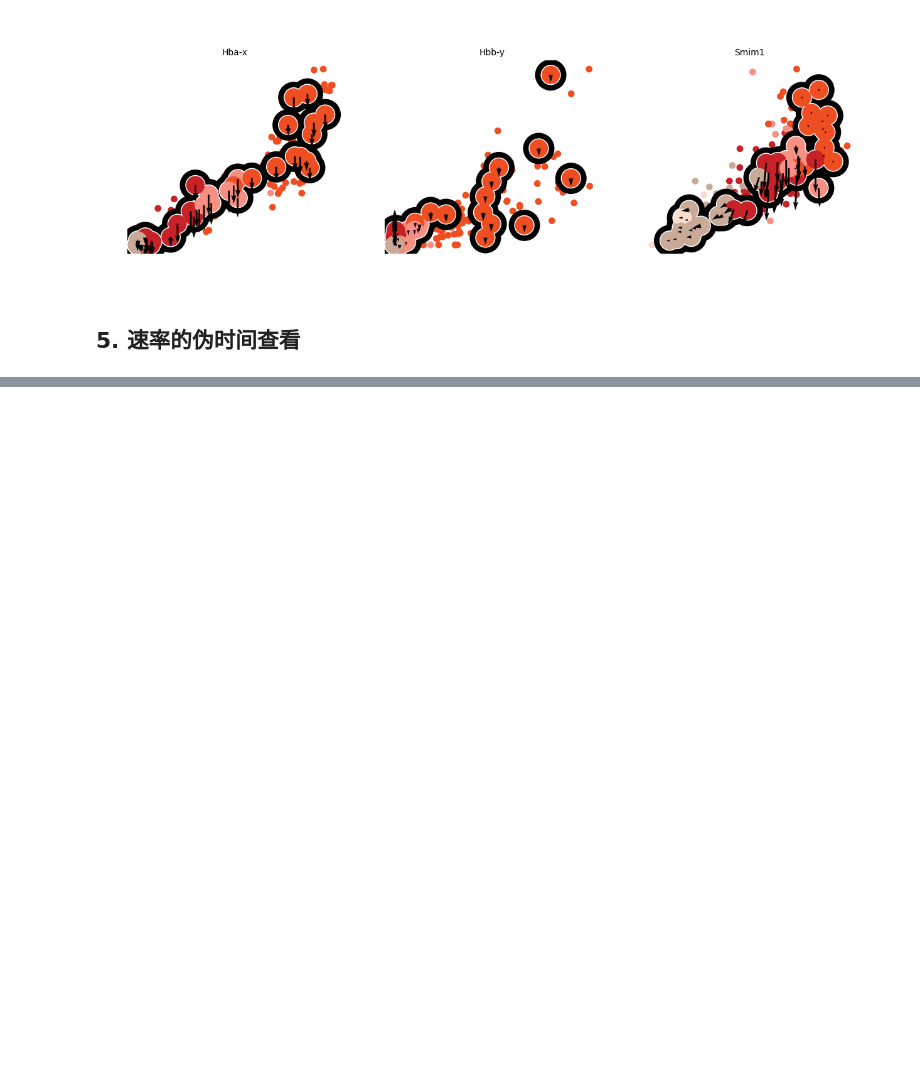
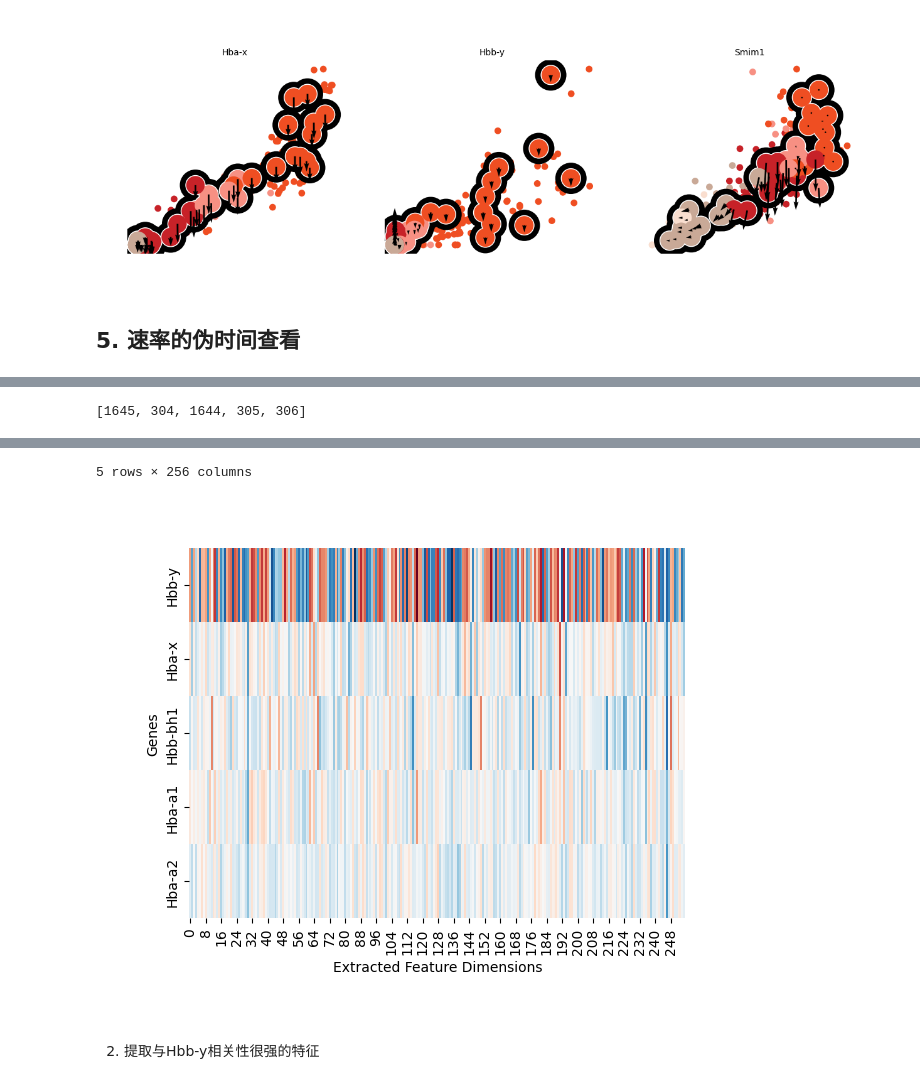
Before and after one commit to HuangDDU/velovgi_workstation, a Jupyter notebook: notebook/local_pc/erythroid_lineage/3. 下游分析1.ipynb, the cells around one changed output, grey strips where cells are left out. Drawn from its saved outputs; the diff is of its cells as text; code cells hidden in the pictures; blank space fills up the shorter version.

```diff
--- a/notebook/local_pc/erythroid_lineage/3. 下游分析1.ipynb
+++ b/notebook/local_pc/erythroid_lineage/3. 下游分析1.ipynb
@@ -157,0 +215,25 @@ computing terminal states
+# %%
+n_top = 5
+feature_gcn_weight = velovgi_model.module.z_encoder.encoder.gnn_layers[0][0].lin.weight.detach().cpu().numpy()
+# index_list = list(np.argsort(feature_gcn_weight.mean(axis=0))[::-1][:n_top])  # 权重最大的前几个
+index_list = list(np.argsort(np.abs(feature_gcn_weight).mean(axis=0))[::-1][:n_top])  # 权重绝对值最大的前几个
+print(index_list)
+
+gene_index_list = []
+for index in index_list:
+    if index > 2000:
+        index = index-2000
+    gene_index_list.append(index)
+
+# 添加基因名
+gene_name_list = list(adata.var.iloc[gene_index_list].index)
+feature_df = pd.DataFrame(gcn_weight[:, gene_index_list].T)
+feature_df.index = gene_name_list
+
+sns.heatmap(feature_df, cmap="RdBu_r", cbar=False)  # 不要颜色条
+plt.xlabel("Extracted Feature Dimensions")
+plt.ylabel("Genes")
+
+feature_df # 这些基因就可以作为候选的标记基因了
+# %% [output]
+[1645, 304, 1644, 305, 306]
@@ -157,0 +246,4 @@ computing terminal states
+5 rows × 256 columns
+[figure, added]
+# %% [markdown]
+2. 提取与Hbb-y相关性很强的特征
```
Also changed, not shown: parts of 20 cells of this notebook, 7 other files.
